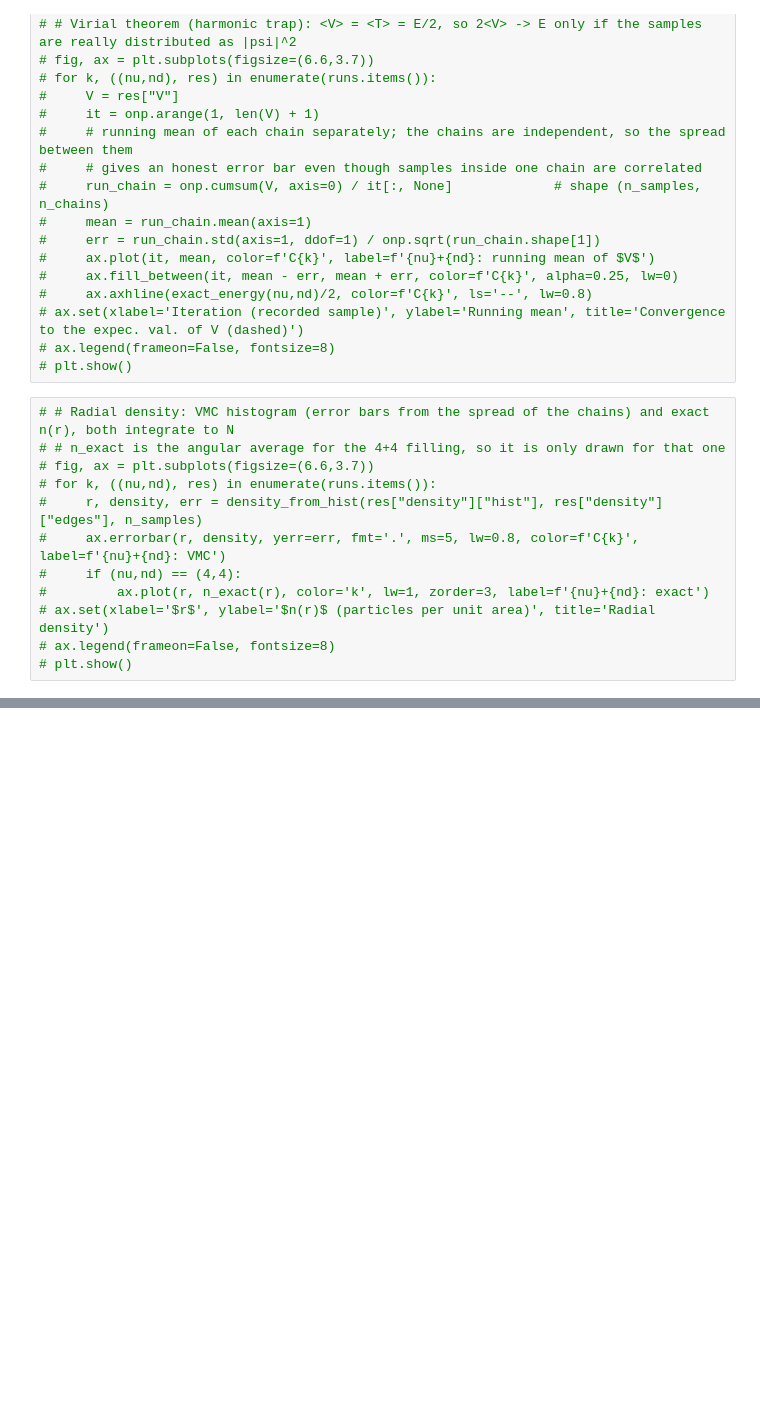
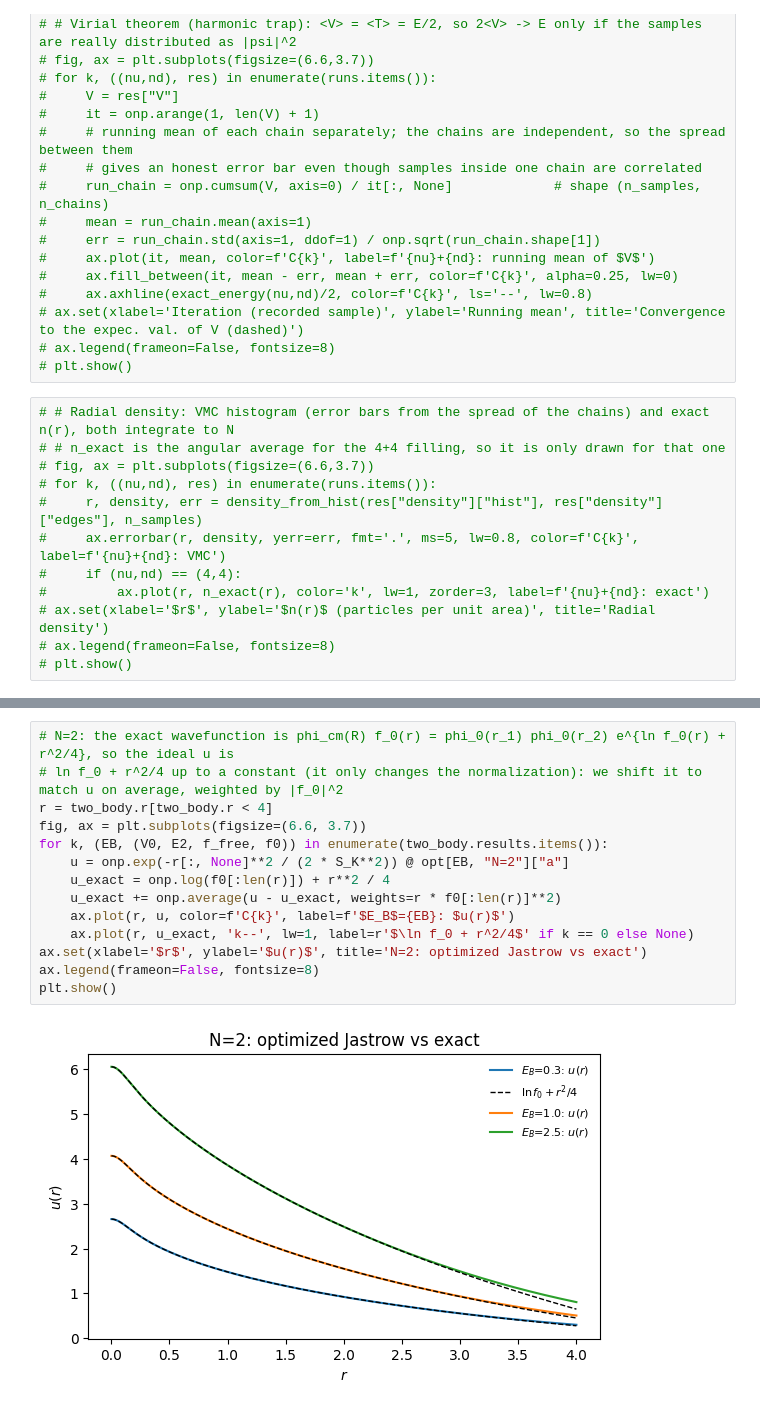
Before and after one commit to FrancescoMinisini/TPIV1, a Jupyter notebook: Project/tpiv_project/theory/vmc_fermions/experiments.ipynb, the cells around one changed output, grey strips where cells are left out. Drawn from its saved outputs; the diff is of its cells as text; blank space fills up the shorter version.

```diff
--- a/Project/tpiv_project/theory/vmc_fermions/experiments.ipynb
+++ b/Project/tpiv_project/theory/vmc_fermions/experiments.ipynb
@@ -75,0 +178,16 @@ from vmc_core import *
+# %%
+# N=2: the exact wavefunction is phi_cm(R) f_0(r) = phi_0(r_1) phi_0(r_2) e^{ln f_0(r) + r^2/4}, so the ideal u is
+# ln f_0 + r^2/4 up to a constant (it only changes the normalization): we shift it to match u on average, weighted by |f_0|^2
+r = two_body.r[two_body.r < 4]
+fig, ax = plt.subplots(figsize=(6.6, 3.7))
+for k, (EB, (V0, E2, f_free, f0)) in enumerate(two_body.results.items()):
+    u = onp.exp(-r[:, None]**2 / (2 * S_K**2)) @ opt[EB, "N=2"]["a"]
+    u_exact = onp.log(f0[:len(r)]) + r**2 / 4
+    u_exact += onp.average(u - u_exact, weights=r * f0[:len(r)]**2)
+    ax.plot(r, u, color=f'C{k}', label=f'$E_B$={EB}: $u(r)$')
+    ax.plot(r, u_exact, 'k--', lw=1, label=r'$\ln f_0 + r^2/4$' if k == 0 else None)
+ax.set(xlabel='$r$', ylabel='$u(r)$', title='N=2: optimized Jastrow vs exact')
+ax.legend(frameon=False, fontsize=8)
+plt.show()
+# %% [output]
+[figure, added]
```
Also changed, not shown: parts of 9 cells of this notebook, 2 other files.
